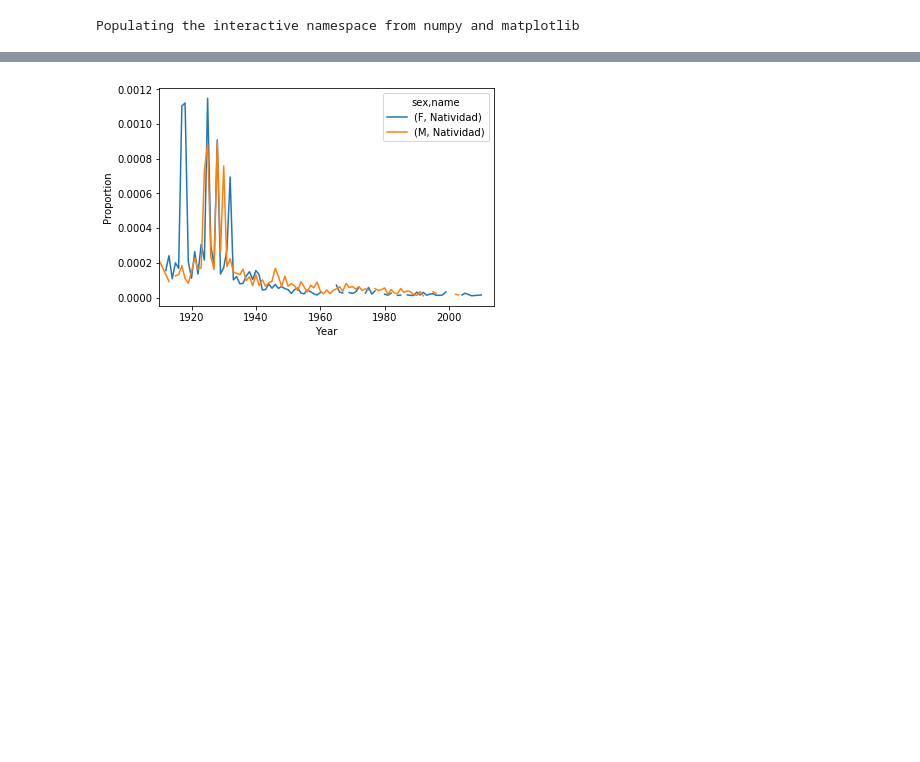
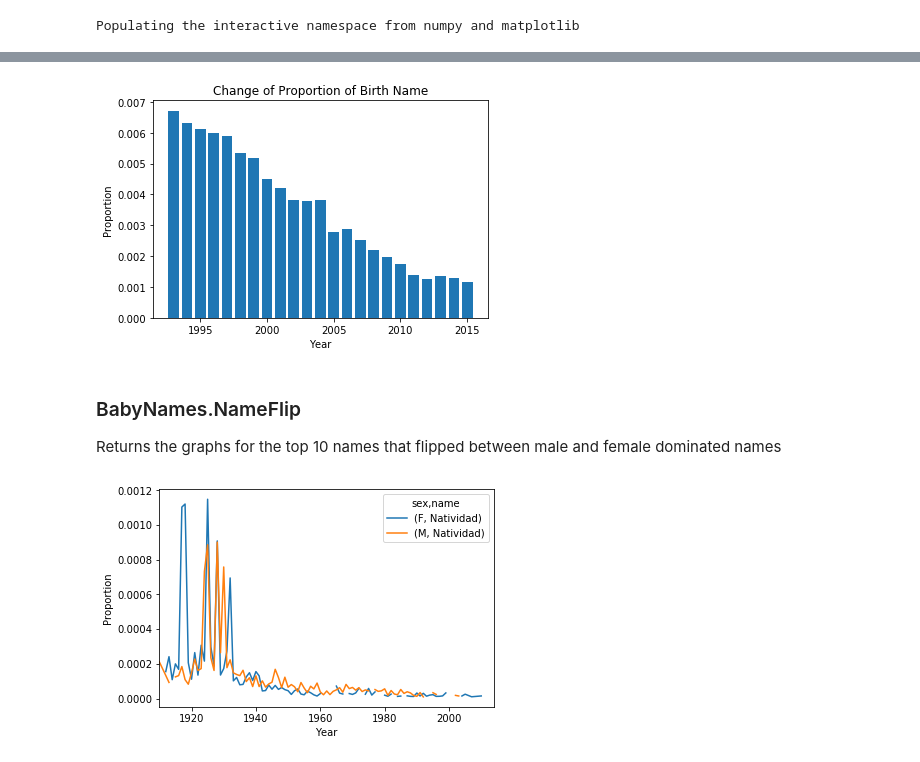
Before and after one commit to spalmerg/BabyNamesProject, a Jupyter notebook: Project 1 - Babynames.ipynb, the cells around one changed output, grey strips where cells are left out. Drawn from its saved outputs; the diff is of its cells as text; code cells hidden in the pictures; blank space fills up the shorter version.

```diff
--- a/Project 1 - Babynames.ipynb
+++ b/Project 1 - Babynames.ipynb
@@ -141,4 +162,4 @@ class BabyNames(object):
 # %%
-mypath = '/Users/sarahgreenwood/Downloads/namesbystate/'
-l_path = '../data/namesbystate/'
-test = BabyNames(l_path)
+s_path = '/Users/sarahgreenwood/Downloads/namesbystate/'
+#l_path = '../data/namesbystate/'
+test = BabyNames(s_path)
@@ -145,3 +234,10 @@ test = BabyNames(l_path)
+# %%
+test.NamePopularityPlot("Sarah", yearRange=(1993,2015), state='IL', sex='F')
+# %% [output]
+[figure, added]
+# %% [markdown]
+### BabyNames.NameFlip
+Returns the graphs for the top 10 names that flipped between male and female dominated names
 # %%
 test.NameFlip()
 # %% [output]
```
Also changed, not shown: parts of 14 cells of this notebook.
